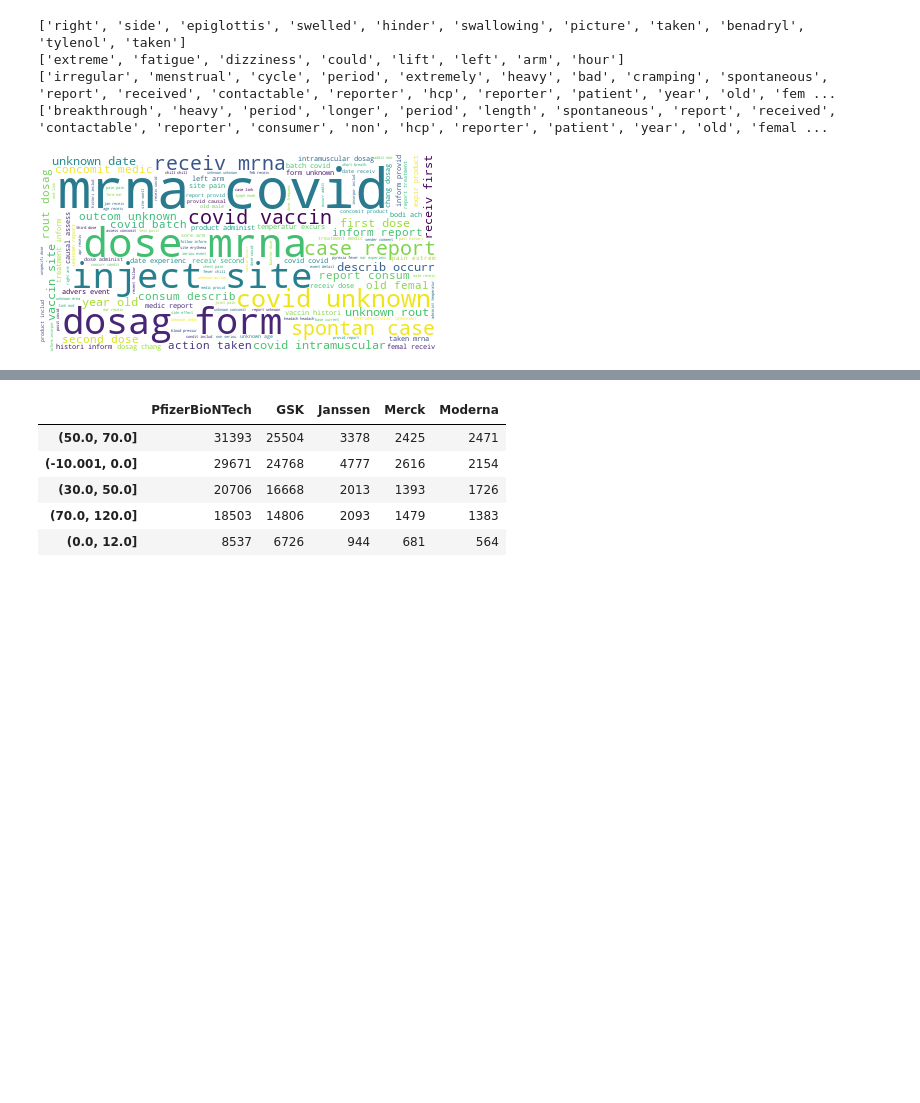
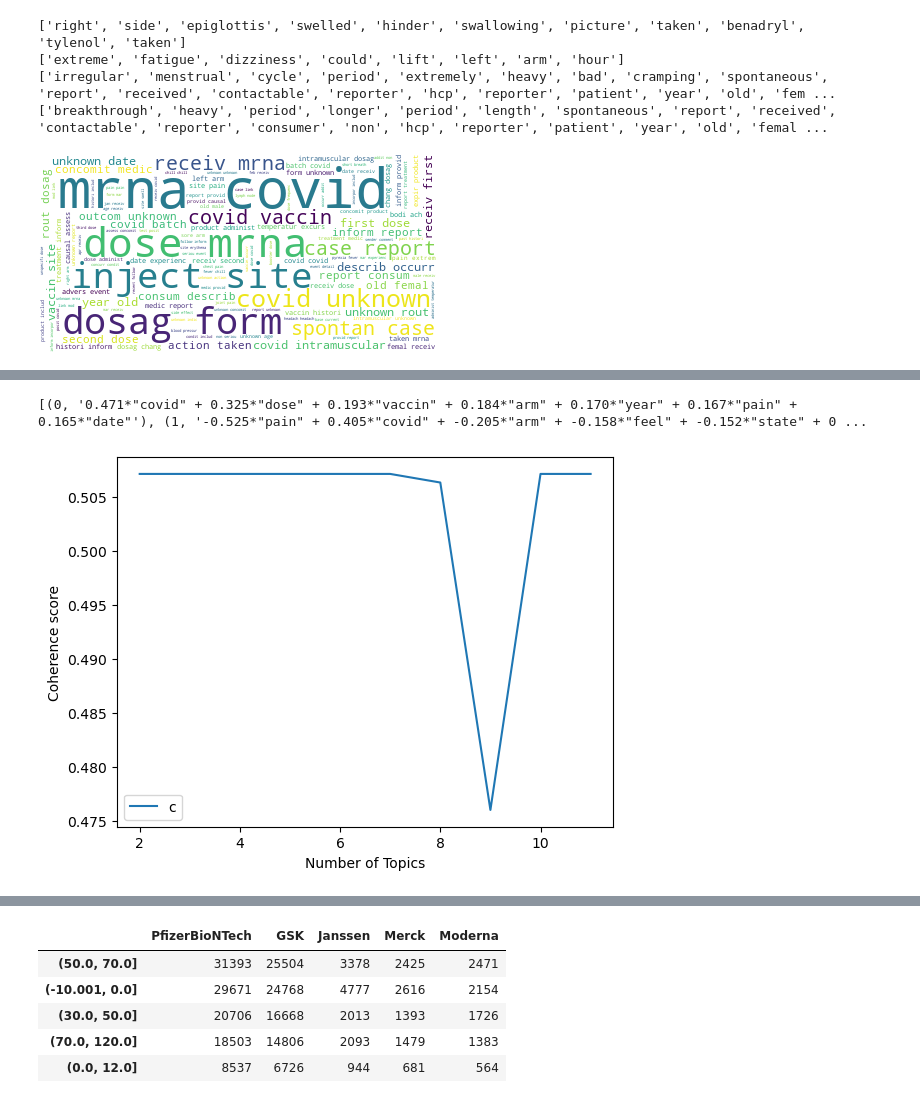
Before and after one commit to mattkim0419/vaers, a Jupyter notebook: scripts.ipynb, the cells around one changed output, grey strips where cells are left out. Drawn from its saved outputs; the diff is of its cells as text; code cells hidden in the pictures; blank space fills up the shorter version.

```diff
--- a/scripts.ipynb
+++ b/scripts.ipynb
@@ -275,7 +275,9 @@ en_stop = nltk.corpus.stopwords.words('english')
 
 # adding new stop words
 new_stopwords = ['could', 'within', 'us', 'doctor', 'medical', 'day', 'moderna', 'pfizer', 'patient', 'vaccine',
-                 'report', 'gsk', 'janssen', 'merck', 'get', 'got', 'lot']
+                 'report', 'reports', 'reported', 'reporting', 'reporter', 'gsk', 'janssen', 'merck', 'get', 'got', 'lot',
+                 'left', 'right', 'like', 'went', 'take','note', 'notes', 'given', 'receive', 'receiving',
+                 'received', 'unspecific', 'unspecified','unknown', 'pt', 'number', 'non', 'caller']
 en_stop.extend(new_stopwords)
 
 # Create p_stemmer of class PorterStemmer
@@ -314,7 +316,7 @@ dfpbt = dfpbt.replace('void', 'the')
 dfpbt = dfpbt.fillna('the')
 
 # change type to string
-dfnew = dfnew.astype(str)
+dfpbt = dfpbt.astype(str)
 
 # loop through document list
 for i in dfpbt.SYMPTOM_TEXT:
@@ -339,11 +341,11 @@ for i in dfpbt.SYMPTOM_TEXT:
     texts.append(stemmed_tokens)
 
 # turn our tokenized documents into a id <-> term dictionary
-dictionary = corpora.Dictionary(texts)
+#dictionary = corpora.Dictionary(texts)
 
 # convert tokenized documents into a document-term matrix
-corpus = [dictionary.doc2bow(text) for text in texts]
+#corpus = [dictionary.doc2bow(text) for text in texts]
 
 # generate LDA model
-ldamodel = gensim.models.ldamodel.LdaModel(corpus, num_topics=10, id2word = dictionary, passes=10)
-print(ldamodel.print_topics(num_topics=10, num_words=5))
+#ldamodel = gensim.models.ldamodel.LdaModel(corpus, num_topics=10, id2word = dictionary, passes=10)
+#print(ldamodel.print_topics(num_topics=10, num_words=5))
@@ -503,0 +414,12 @@ print(ldamodel.print_topics(num_topics=10, num_words=5))
+# %%
+# LSA Model
+number_of_topics=10
+words=7
+clean_text=texts
+model=create_gensim_lsa_model(clean_text,number_of_topics,words)
+
+start,stop,step=2,12,1
+plot_graph(clean_text,start,stop,step)
+# %% [output]
+[(0, '0.471*"covid" + 0.325*"dose" + 0.193*"vaccin" + 0.184*"arm" + 0.170*"year" + 0.167*"pain" + 0.165*"date"'), (1, '-0.525*"pain" + 0.405*"covid" + -0.205*"arm" + -0.158*"feel" + -0.152*"state" + 0 ...
+[figure, added]
```
Also changed, not shown: parts of 6 cells of this notebook.
